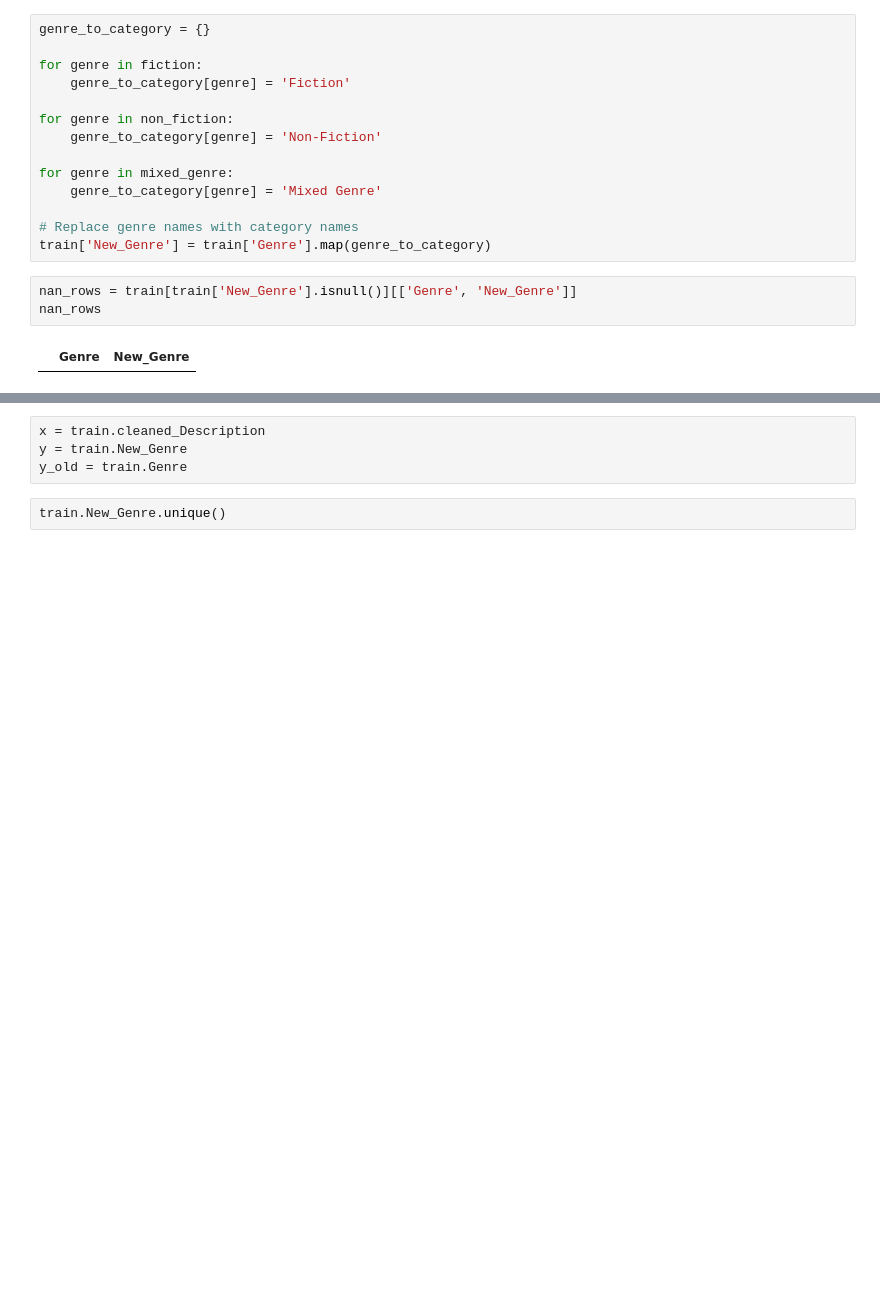
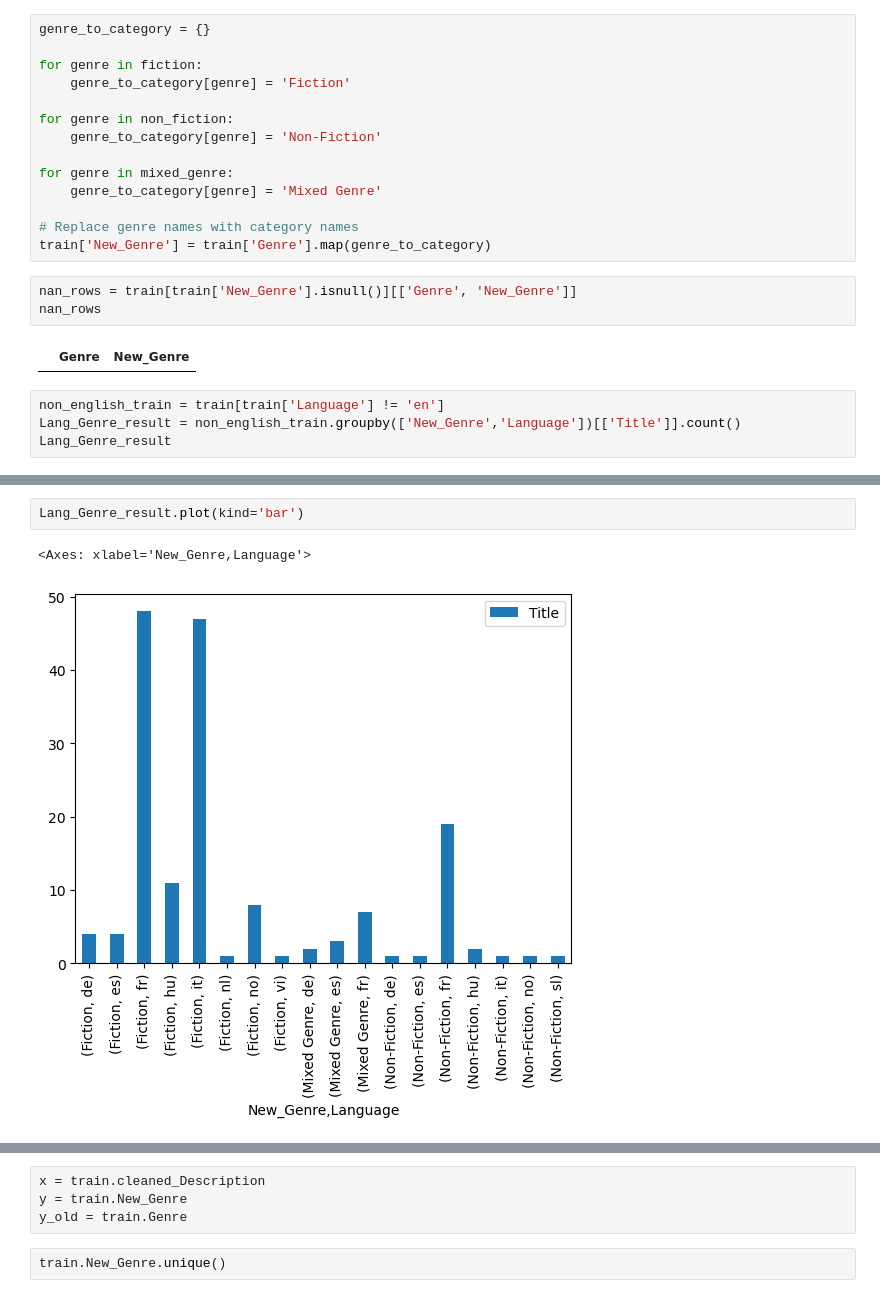
Before and after one commit to pmama/codsoft, a Jupyter notebook: IMDB_genre_Classification_v1.ipynb, the cells around one changed output, grey strips where cells are left out. Drawn from its saved outputs; the diff is of its cells as text; blank space fills up the shorter version.

```diff
--- a/IMDB_genre_Classification_v1.ipynb
+++ b/IMDB_genre_Classification_v1.ipynb
@@ -590,3 +625,7 @@ nan_rows = train[train['New_Genre'].isnull()][['Genre', 'New_Genre']]
 nan_rows
 # %% [output]
 |  | Genre | New_Genre |
+# %%
+non_english_train = train[train['Language'] != 'en']
+Lang_Genre_result = non_english_train.groupby(['New_Genre','Language'])[['Title']].count()
+Lang_Genre_result
@@ -592,0 +651,5 @@ nan_rows
+# %%
+Lang_Genre_result.plot(kind='bar')
+# %% [output]
+<Axes: xlabel='New_Genre,Language'>
+[figure, added]
```
Also changed, not shown: parts of 59 cells of this notebook.
